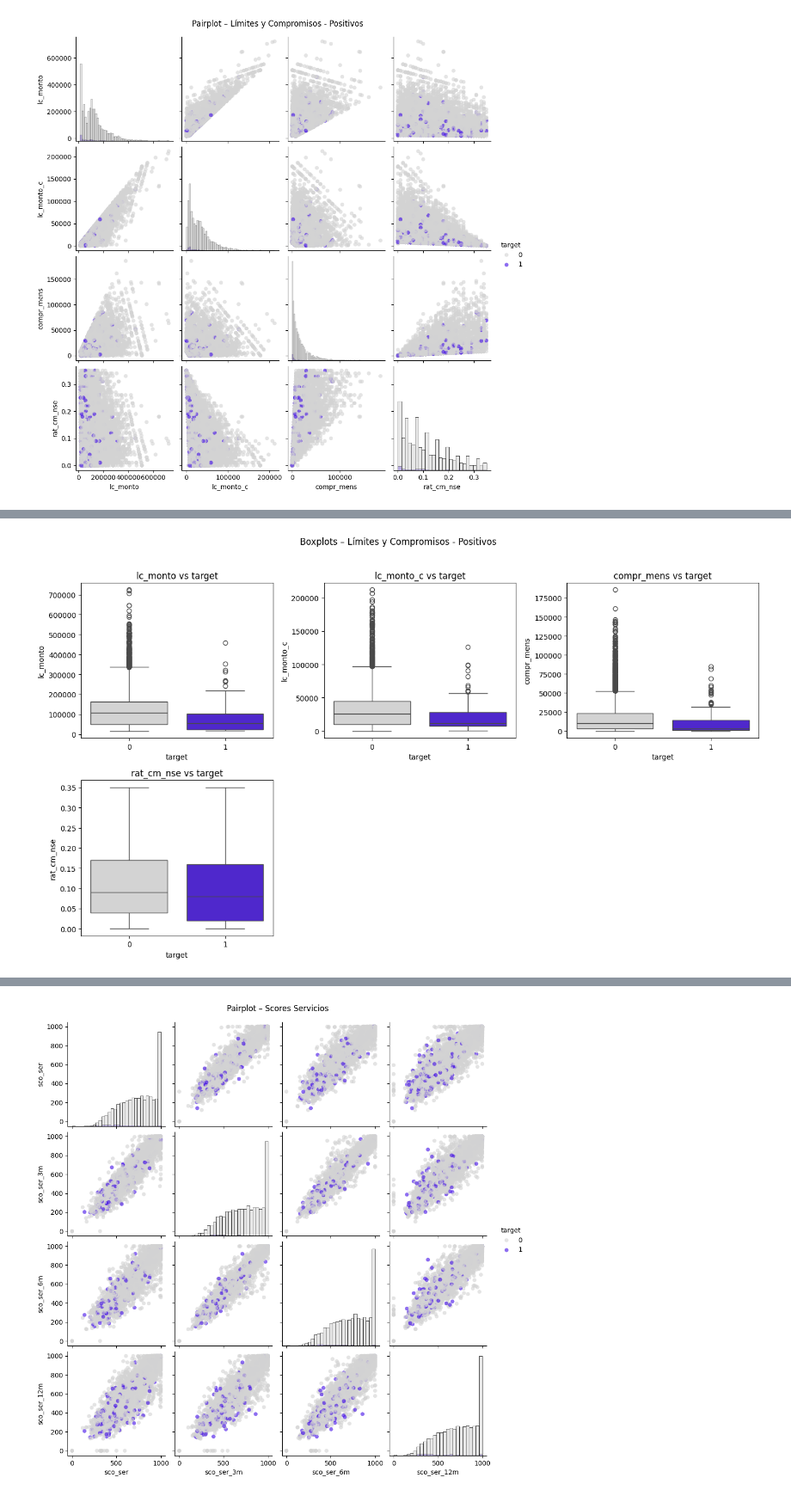
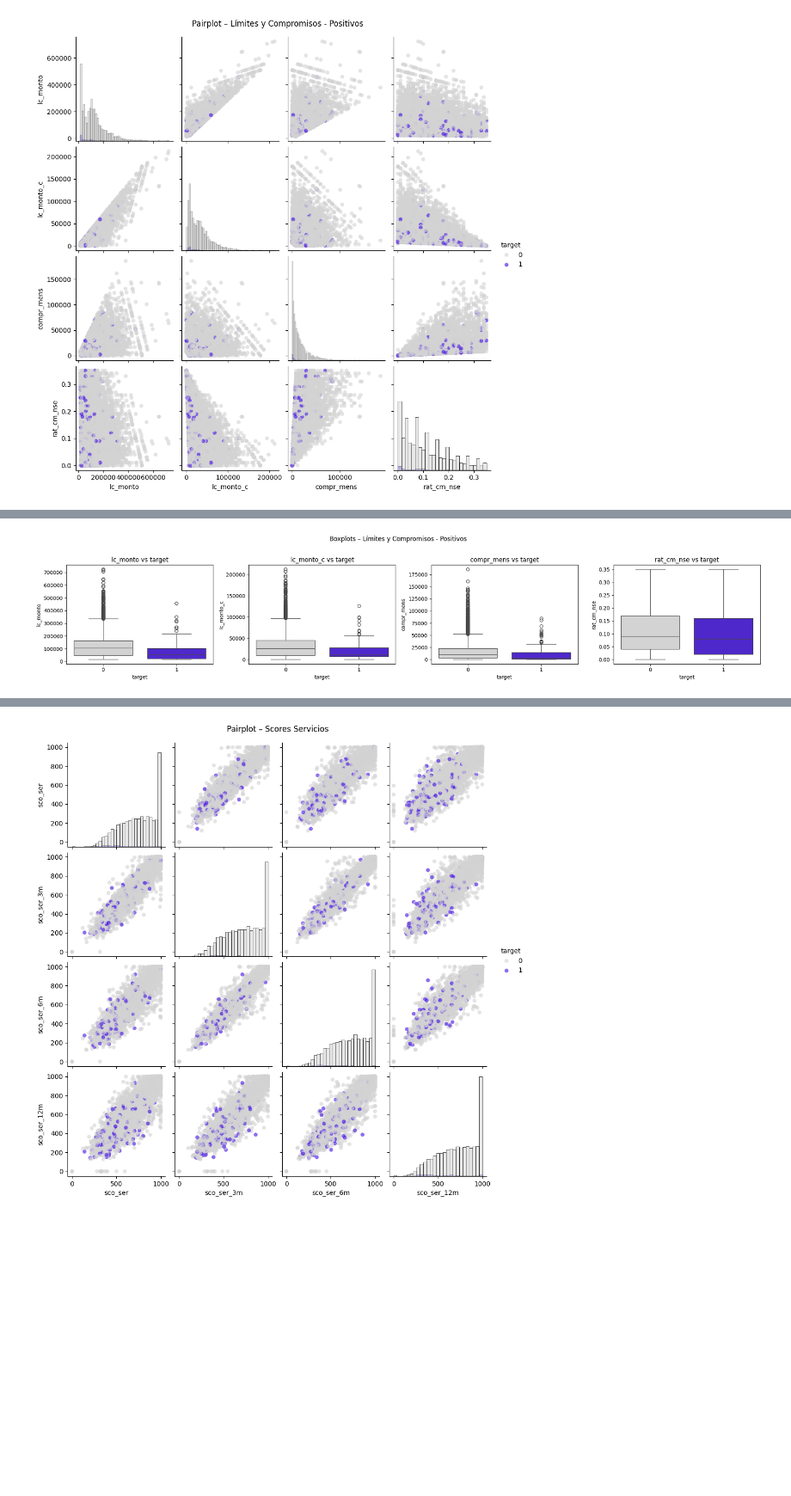
Before and after one commit to DavidGuzzi/Python-Projects, a Jupyter notebook: temporal/new/PersonalPay_DG.ipynb, the cells around one changed output, grey strips where cells are left out. Shown at 86% size. Drawn from its saved outputs; the diff is of its cells as text; code cells hidden in the pictures; blank space fills up the shorter version.

```diff
--- a/temporal/new/PersonalPay_DG.ipynb
+++ b/temporal/new/PersonalPay_DG.ipynb
@@ -31,7 +31,7 @@ import numpy as np
 pd.set_option('display.max_columns', None)
 # %%
 # Definición de ruta e inspección de hojas dentro del arhivo .xlsx.
-path = r'/home/davidguzzi/projects/personal_pay/Base_Evaluacion_oct_2024 (2) (1).xlsx'
+path = r'C:\Users\HP\OneDrive\Escritorio\David Guzzi\Github\Python-Projects\temporal\new\Base_Evaluacion_oct_2024 (2) (1).xlsx'
 xlsx_cols = pd.ExcelFile(path)
 
 print(f'El archivo .xlsx cuenta con las siguientes hojas: {xlsx_cols.sheet_names}')
@@ -314,9 +326,10 @@ La utilidad de este enfoque es que permite detectar patrones no aleatorios en la
 # %%
-# Formar grupos. Se excluyen las tendencias.
+# Para un mejor análisis exploratorio, se definen grupos de variables que, a priori, se
+# consideran relacionadas.
 
 GROUPS = {
     'socioeconomico': [
-        'edad','nse_perc', 'cal_nom_afip'
+        'edad','nse_perc', 'sss_os_cod','bs_posee'
     ],
     'limites_compromisos': [
         'lc_monto','lc_monto_c','compr_mens','rat_cm_nse'
@@ -344,19 +357,16 @@ GROUPS = {
         'tc_cant','tc_sdot'
     ],
     'cheques_cant': [
-        'che_sf_cant_3m','che_sf_cant_6m','che_sf_mto_6m'
+        'che_sf_cant_3m','che_sf_cant_6m'
     ],
     'cheques_mto': [
         'che_sf_mto_3m','che_sf_mto_6m'
     ],
     'prestamos_cant': [
-        'pre_pre_cant','pre_hip_cant', 'pre_per_cant','pre_otr_cant'
+        'pre_pre_cant','pre_hip_cant', 'pre_per_cant','pre_otr_cant', 'descub_cant'
     ],
     'prestamos_sldo': [
-        'pre_pre_sldo','pre_hip_sldo', 'pre_per_sldo', 'pre_otr_sldo'
-    ],
-    'descubiertos': [
-        'descub_cant','descub_mto'
+        'pre_pre_sldo','pre_hip_sldo', 'pre_per_sldo', 'pre_otr_sldo', 'descub_mto'
     ],
     'rc': [
         'rc_vg_6m','rc_vg_3m','rc_vg','rc_vg_fcap1','rc_vg_fcap2','rc_vg_fcap3'
@@ -367,14 +377,13 @@ GROUPS = {
     'laboral_afip': [
         'es_empleado','es_jubilado','es_pensionado','es_monotrib','es_autonomo',
         'es_empleador','es_integ_soc','es_sin_activ',
-        'antig_afip','antig_laboral_max','cant_empleados'
+        'antig_afip','antig_laboral_max','cant_empleados',
+        'ft_apocrifas', 'art_fpgo', 'com_ext_imp',
+        'cal_nom_afip'
     ],
     'ape_aper': [
         'ape_psit','ape_cant_imp_3m','ape_cant_imp_12m','ape_cant_parc_12m','ape_cant_er_12m',
         'aper_psit','aper_cant_imp_3m','aper_cant_imp_12m','aper_cant_parc_12m'
-    ],
-    'otros_flags': [
-        'art_fpgo','sss_os_cod','bs_posee','com_ext_imp','ft_apocrifas'
     ]
 }
 
@@ -543,4 +563,4 @@ plot_boxplots(df_limites_compromisos, gname="Límites y Compromisos")
 # %%
-plot_boxplots(df_limites_compromisos_p, gname="Límites y Compromisos - Positivos")
+plot_boxplots(df_limites_compromisos_p, gname='Límites y Compromisos - Positivos', ncols=4)
 # %% [output]
-[figure, old version]
+[figure, new version]
```
Also changed, not shown: parts of 89 cells of this notebook, 3 other files.
